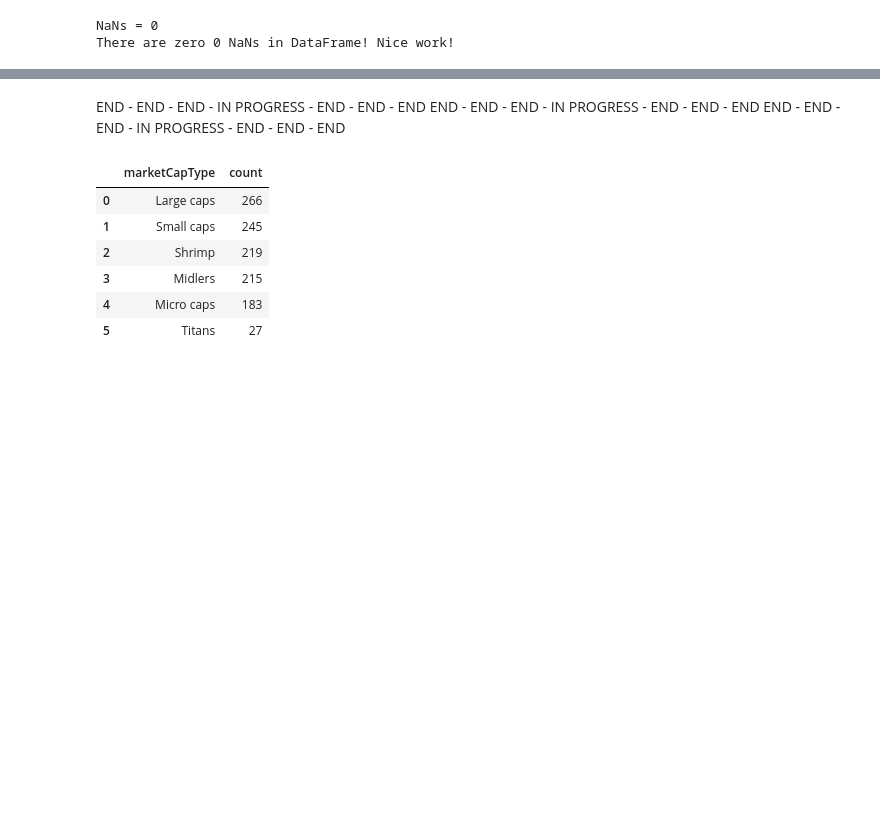
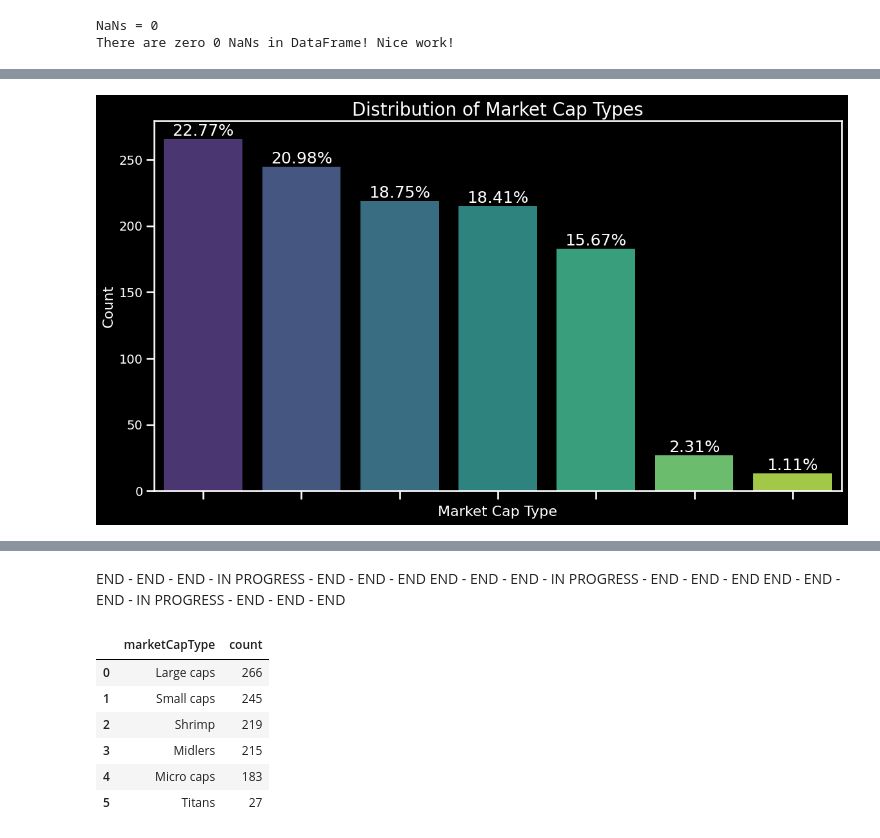
Before and after one commit to sudz4/dark-trader, a Jupyter notebook: stock_screener_TV.ipynb, the cells around one changed output, grey strips where cells are left out. Cells and saved outputs as stored; diff of their text form; code cells hidden in the pictures; blank space fills up the shorter version.

```diff
--- a/stock_screener_TV.ipynb
+++ b/stock_screener_TV.ipynb
@@ -149,15 +105,15 @@ dtype: int64
 # %%
 # drop NaNs
-trading_view_raw_df = trading_view_raw_df.dropna()
+tv_df = trading_view_raw_df.dropna()
 # get simple count of NaNs total. should be 0
-print(f'NaNs = {trading_view_raw_df.isna().sum().sum()}')
+print(f'NaNs = {tv_df.isna().sum().sum()}')
 
 # if there are no NaNs, print "No NaNs in DataFrame! Success!", else print the NaN count and "There are x NaNs in DataFrame, check your code dumb dumb!"
-if trading_view_raw_df.isna().sum().sum() == 0:
-    nan_count = trading_view_raw_df.isna().sum().sum()
+if tv_df.isna().sum().sum() == 0:
+    nan_count = tv_df.isna().sum().sum()
     print(f"There are zero {nan_count} NaNs in DataFrame! Nice work!")
 else:
-    print(f"There are {trading_view_raw_df.isna().sum().sum()} NaNs in DataFrame, check your code dumb dumb!")
+    print(f"There are {tv_df.isna().sum().sum()} NaNs in DataFrame, check your code dumb dumb!")
 # %% [output]
 NaNs = 0
 There are zero 0 NaNs in DataFrame! Nice work!
@@ -228,0 +120,9 @@ plt.show()
+# %%
+mc_groups = trading_view_raw_df['marketCapType'].value_counts().reset_index()
+mc_groups.columns = ['marketCapType', 'count']  # Rename columns for clarity
+
+# Calculate percentage for each market cap type and add it to the DataFrame
+mc_groups['percentage'] = (mc_groups['count'] / mc_groups['count'].sum()) * 100
+
+# Display the enhanced DataFrame
+mc_groups
@@ -228,0 +138,32 @@ plt.show()
+# %%
+# Set dark mode for plotting
+plt.style.use('dark_background')
+sns.set_context('talk')  # Larger fonts and figures
+
+# Create a bar chart with a modern and professional look
+plt.figure(figsize=(12, 7))
+# Assign 'marketCapType' to both x and hue, and explicitly disable the legend
+barplot = sns.barplot(data=mc_groups, x='marketCapType', y='count', hue='marketCapType', palette='viridis', legend=False)
+
+# After plotting, you can disable the legend that comes with using 'hue'
+plt.legend([],[], frameon=False)
+
+# Customize the plot with percentage labels
+for index, row in mc_groups.iterrows():
+    # Adjust the positioning based on your data for clarity
+    barplot.text(index, row['count'], f'{row["percentage"]:.2f}%', color='white', ha="center", va="bottom")
+
+plt.title('Distribution of Market Cap Types', fontsize=20, color='white')
+plt.xlabel('Market Cap Type', fontsize=16, color='white')
+plt.ylabel('Count', fontsize=16, color='white')
+plt.xticks(rotation=45, fontsize=14, color='white')
+plt.yticks(fontsize=14, color='white')
+
+# Remove x-axis labels to avoid redundancy due to hue
+barplot.set_xticklabels([])
+
+# Show the plot
+plt.tight_layout()
+plt.show()
+# %% [output]
+[figure, added]
```
Also changed, not shown: parts of 10 cells of this notebook.
